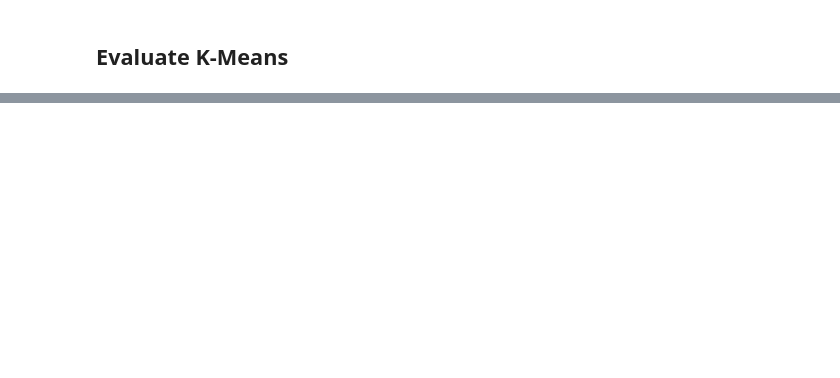
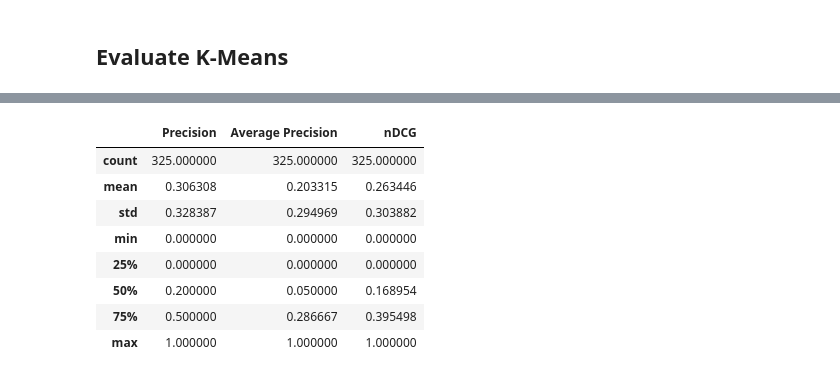
Before and after one commit to tugaevaea/IRWS, a Jupyter notebook: preclustering.ipynb, the cells around one changed output, grey strips where cells are left out. Drawn from its saved outputs; the diff is of its cells as text; code cells hidden in the pictures; blank space fills up the shorter version.

```diff
--- a/preclustering.ipynb
+++ b/preclustering.ipynb
@@ -1091,3 +1359,5 @@ def evaluate_preclustering_kmeans():
     print('Average nDCG = ' + str(evaluation['nDCG'].mean()))
 
     return evaluation
+# %%
+evaluate_kmeans_random_state_11 = evaluate_preclustering_kmeans()
@@ -1093,0 +1382,12 @@ def evaluate_preclustering_kmeans():
+# %%
+evaluate_kmeans_random_state_11.describe()
+# %% [output]
+|  | Precision | Average Precision | nDCG |
+| count | 325.000000 | 325.000000 | 325.000000 |
+| mean | 0.306308 | 0.203315 | 0.263446 |
+| std | 0.328387 | 0.294969 | 0.303882 |
+| min | 0.000000 | 0.000000 | 0.000000 |
+| 25% | 0.000000 | 0.000000 | 0.000000 |
+| 50% | 0.200000 | 0.050000 | 0.168954 |
+| 75% | 0.500000 | 0.286667 | 0.395498 |
+| max | 1.000000 | 1.000000 | 1.000000 |
```
Also changed, not shown: parts of 57 cells of this notebook.
